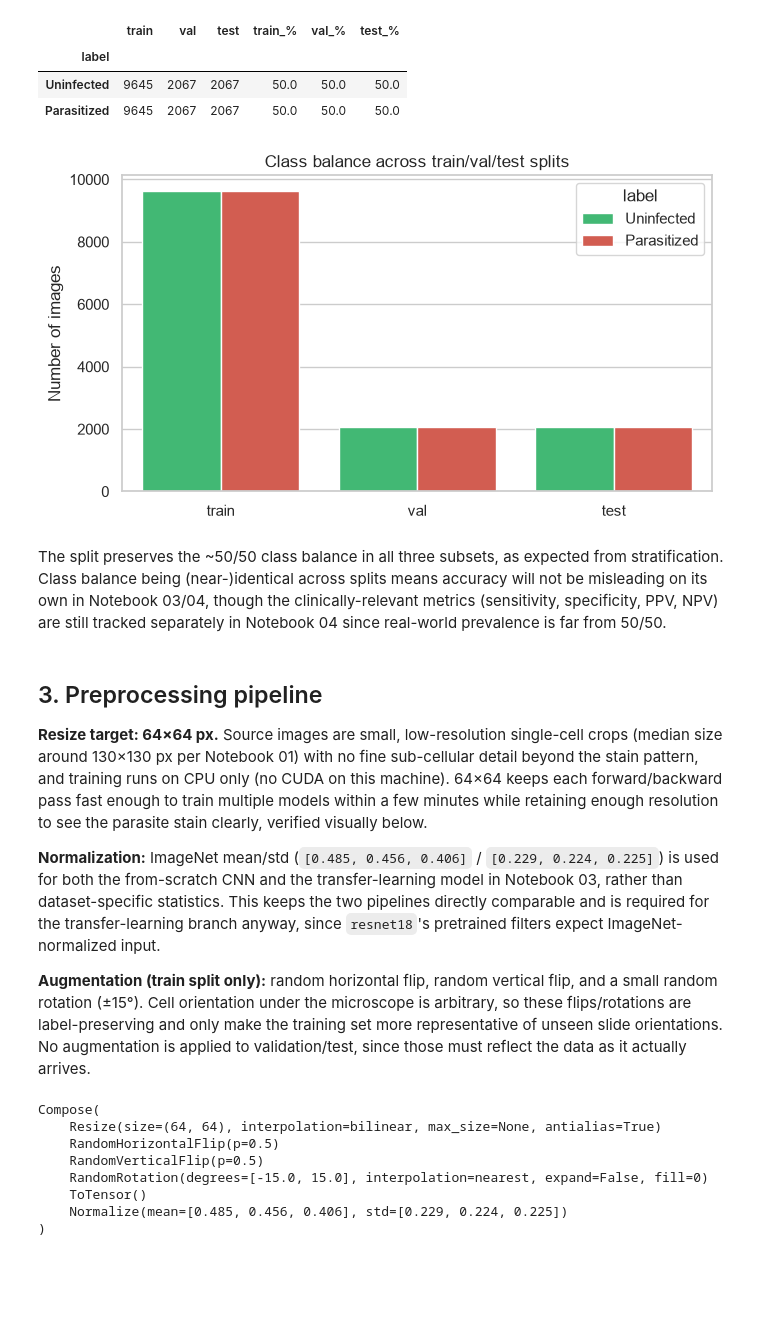
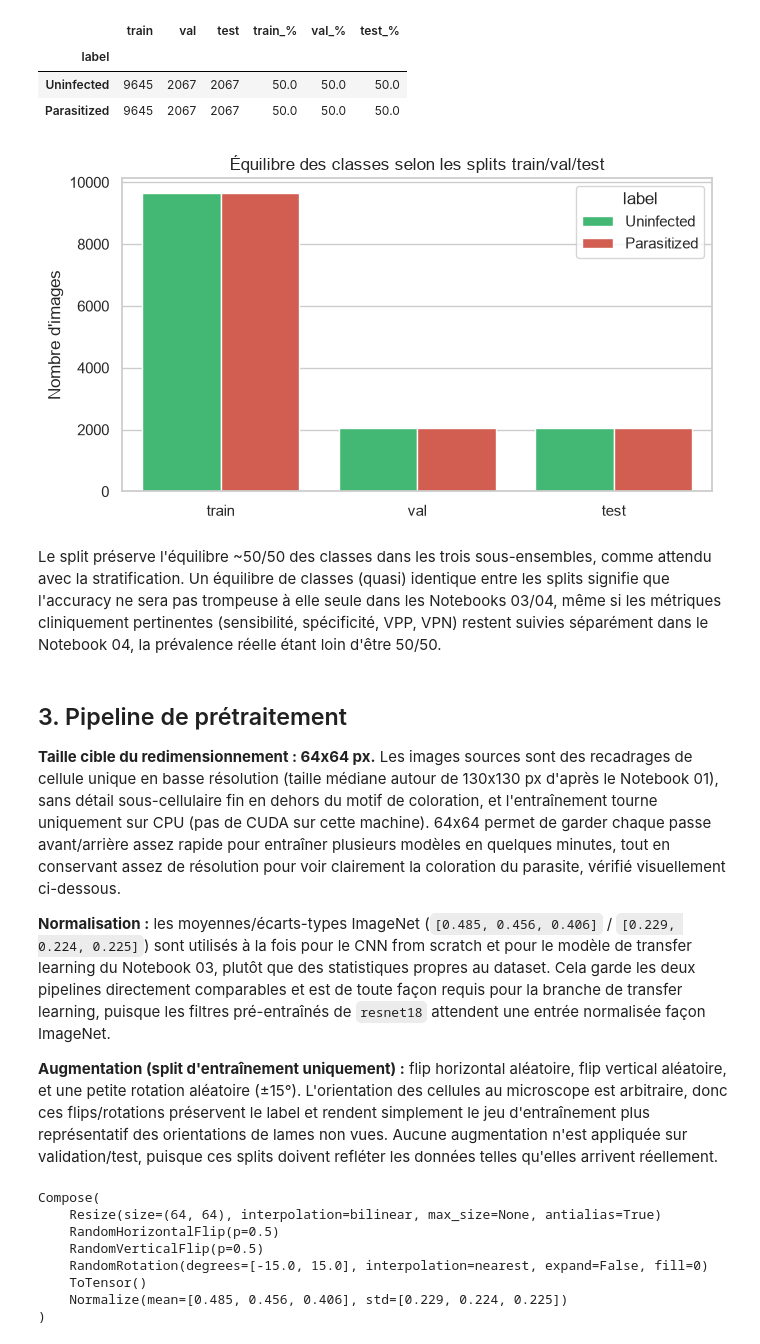
Before and after one commit to juliettebm/malaria-microscopy-deep-learning, a Jupyter notebook: 02_preprocessing_annotated_dataset.ipynb, the cells around one changed output. Saved outputs shown, nothing was run; the diff lists cells and outputs as text; code cells hidden in the pictures; blank space fills up the shorter version.

```diff
--- a/02_preprocessing_annotated_dataset.ipynb
+++ b/02_preprocessing_annotated_dataset.ipynb
@@ -92,26 +92,26 @@ test :  4,134 images (15.0%)
 # %%
 plt.figure(figsize=(7, 4))
 plot_df = split_summary[["train", "val", "test"]].reset_index().melt(
     id_vars="label", var_name="split", value_name="count"
 )
 sns.barplot(data=plot_df, x="split", y="count", hue="label", palette={"Parasitized": "#e74c3c", "Uninfected": "#2ecc71"})
-plt.title("Class balance across train/val/test splits")
-plt.ylabel("Number of images")
+plt.title("Équilibre des classes selon les splits train/val/test")
+plt.ylabel("Nombre d'images")
 plt.xlabel("")
 plt.tight_layout()
 plt.show()
 # %% [output]
-[figure, old version]
+[figure, new version]
 # %% [markdown]
-The split preserves the ~50/50 class balance in all three subsets, as expected from stratification. Class balance being (near-)identical across splits means accuracy will not be misleading on its own in Notebook 03/04, though the clinically-relevant metrics (sensitivity, specificity, PPV, NPV) are still tracked separately in Notebook 04 since real-world prevalence is far from 50/50.
+Le split préserve l'équilibre ~50/50 des classes dans les trois sous-ensembles, comme attendu avec la stratification. Un équilibre de classes (quasi) identique entre les splits signifie que l'accuracy ne sera pas trompeuse à elle seule dans les Notebooks 03/04, même si les métriques cliniquement pertinentes (sensibilité, spécificité, VPP, VPN) restent suivies séparément dans le Notebook 04, la prévalence réelle étant loin d'être 50/50.
 # %% [markdown]
-## 3. Preprocessing pipeline
+## 3. Pipeline de prétraitement
 
-**Resize target: 64×64 px.** Source images are small, low-resolution single-cell crops (median size around 130×130 px per Notebook 01) with no fine sub-cellular detail beyond the stain pattern, and training runs on CPU only (no CUDA on this machine). 64×64 keeps each forward/backward pass fast enough to train multiple models within a few minutes while retaining enough resolution to see the parasite stain clearly, verified visually below.
+**Taille cible du redimensionnement : 64x64 px.** Les images sources sont des recadrages de cellule unique en basse résolution (taille médiane autour de 130x130 px d'après le Notebook 01), sans détail sous-cellulaire fin en dehors du motif de coloration, et l'entraînement tourne uniquement sur CPU (pas de CUDA sur cette machine). 64x64 permet de garder chaque passe avant/arrière assez rapide pour entraîner plusieurs modèles en quelques minutes, tout en conservant assez de résolution pour voir clairement la coloration du parasite, vérifié visuellement ci-dessous.
 
-**Normalization:** ImageNet mean/std (`[0.485, 0.456, 0.406]` / `[0.229, 0.224, 0.225]`) is used for both the from-scratch CNN and the transfer-learning model in Notebook 03, rather than dataset-specific statistics. This keeps the two pipelines directly comparable and is required for the transfer-learning branch anyway, since `resnet18`'s pretrained filters expect ImageNet-normalized input.
+**Normalisation :** les moyennes/écarts-types ImageNet (`[0.485, 0.456, 0.406]` / `[0.229, 0.224, 0.225]`) sont utilisés à la fois pour le CNN from scratch et pour le modèle de transfer learning du Notebook 03, plutôt que des statistiques propres au dataset. Cela garde les deux pipelines directement comparables et est de toute façon requis pour la branche de transfer learning, puisque les filtres pré-entraînés de `resnet18` attendent une entrée normalisée façon ImageNet.
 
-**Augmentation (train split only):** random horizontal flip, random vertical flip, and a small random rotation (±15°). Cell orientation under the microscope is arbitrary, so these flips/rotations are label-preserving and only make the training set more representative of unseen slide orientations. No augmentation is applied to validation/test, since those must reflect the data as it actually arrives.
+**Augmentation (split d'entraînement uniquement) :** flip horizontal aléatoire, flip vertical aléatoire, et une petite rotation aléatoire (±15°). L'orientation des cellules au microscope est arbitraire, donc ces flips/rotations préservent le label et rendent simplement le jeu d'entraînement plus représentatif des orientations de lames non vues. Aucune augmentation n'est appliquée sur validation/test, puisque ces splits doivent refléter les données telles qu'elles arrivent réellement.
 # %%
 IMG_SIZE = 64
 IMAGENET_MEAN = [0.485, 0.456, 0.406]
```
Also changed, not shown: parts of 13 cells of this notebook, 3 other files.
